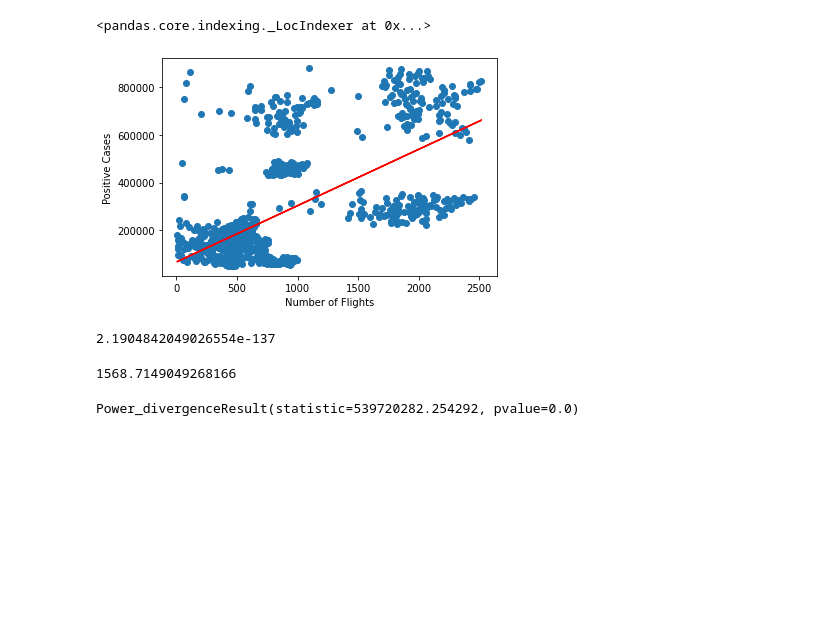
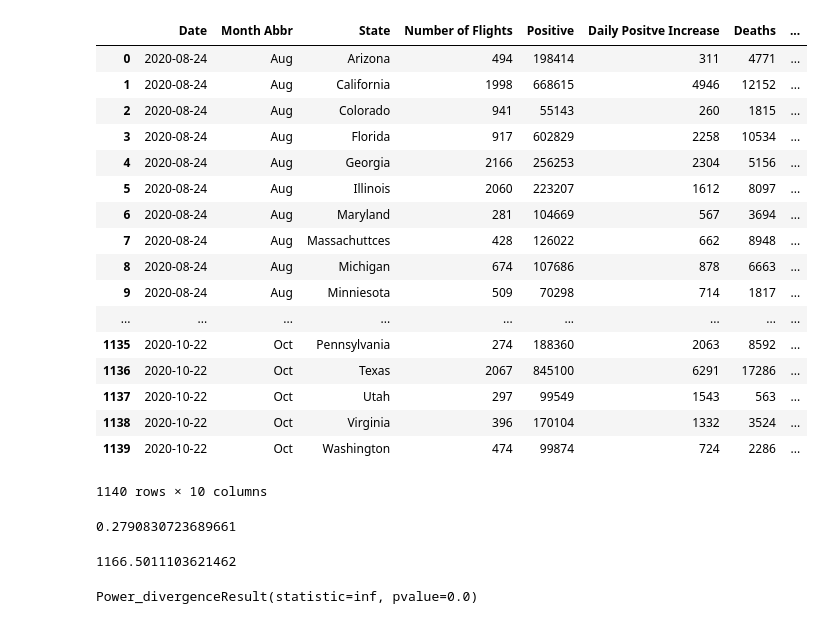
Before and after one commit to MersedehSP/Covid_Analyzer, a Jupyter notebook: PredictiveAnalysis.ipynb, the cells around one changed output. Cells and saved outputs as stored; diff of their text form; code cells hidden in the pictures; blank space fills up the shorter version.

```diff
--- a/PredictiveAnalysis.ipynb
+++ b/PredictiveAnalysis.ipynb
@@ -11,38 +11,53 @@ from scipy.stats import linregress
 # %%
 project_data_set_path = "C:Resources/FullDataSet.csv"
 
 project_data_set_df = pd.read_csv(project_data_set_path, encoding='ISO-8859-1')
-project_data_set_df.loc
+project_data_set_df
 # %% [output]
+|  | Date | Month Abbr | State | Number of Flights | Positive | Daily Positve Increase | Deaths | ... |
+| 0 | 2020-08-24 | Aug | Arizona | 494 | 198414 | 311 | 4771 | ... |
+| 1 | 2020-08-24 | Aug | California | 1998 | 668615 | 4946 | 12152 | ... |
+| 2 | 2020-08-24 | Aug | Colorado | 941 | 55143 | 260 | 1815 | ... |
+| 3 | 2020-08-24 | Aug | Florida | 917 | 602829 | 2258 | 10534 | ... |
+| 4 | 2020-08-24 | Aug | Georgia | 2166 | 256253 | 2304 | 5156 | ... |
+| 5 | 2020-08-24 | Aug | Illinois | 2060 | 223207 | 1612 | 8097 | ... |
+| 6 | 2020-08-24 | Aug | Maryland | 281 | 104669 | 567 | 3694 | ... |
+| 7 | 2020-08-24 | Aug | Massachuttces | 428 | 126022 | 662 | 8948 | ... |
+| 8 | 2020-08-24 | Aug | Michigan | 674 | 107686 | 878 | 6663 | ... |
+| 9 | 2020-08-24 | Aug | Minniesota | 509 | 70298 | 714 | 1817 | ... |
+| ... | ... | ... | ... | ... | ... | ... | ... | ... |
+| 1135 | 2020-10-22 | Oct | Pennsylvania | 274 | 188360 | 2063 | 8592 | ... |
+| 1136 | 2020-10-22 | Oct | Texas | 2067 | 845100 | 6291 | 17286 | ... |
+| 1137 | 2020-10-22 | Oct | Utah | 297 | 99549 | 1543 | 563 | ... |
+| 1138 | 2020-10-22 | Oct | Virginia | 396 | 170104 | 1332 | 3524 | ... |
+| 1139 | 2020-10-22 | Oct | Washington | 474 | 99874 | 724 | 2286 | ... |
-<pandas.core.indexing._LocIndexer at 0x...>
+1140 rows × 10 columns
-# %%
-x_values = project_data_set_df['Number of Flights']
-y_values = project_data_set_df['Positive']
-(slope, intercept, rvalue, pvalue, stderr) = linregress(x_values, y_values)
-regress_values = x_values * slope + intercept
-line_eq = "y = " + str(round(slope,2)) + "x + " + str(round(intercept,2))
-
-plt.scatter(x_values,y_values)
-plt.plot(x_values,regress_values,"r-")
-plt.annotate(line_eq,(6,10),fontsize=15,color="red")
-plt.xlabel('Number of Flights')
-plt.ylabel('Positive Cases')
-plt.show()
-
-pvalue
-# %% [output]
-[figure, removed]
-2.1904842049026554e-137
+# %%
+sample_df = project_data_set_df.loc[project_data_set_df['Month Abbr'] == 'Aug']
+
+daily_inc_mean = project_data_set_df['Daily Positve Increase'].mean()
+daily_inc_std = project_data_set_df['Daily Positve Increase'].std()
+sample_df_mean = sample_df['Daily Positve Increase'].mean()
+sample_len = len(sample_df)
+sample_sqr_root = sample_len**(1/2)
+
+daily_inc_z_score = (daily_inc_mean - sample_df_mean)/(daily_inc_std/sample_sqr_root)
+p_val = stats.norm.sf(abs(daily_inc_z_score))
+p_val
+
+#ny_data_df = project_data_set_df.loc[(project_data_set_df['Month Abbr'] == 'Oct') & (project_data_set_df['State'] == 'New York')]
+#ny_data_df
+# %% [output]
+0.2790830723689661
 # %%
 degree_freedom = len(project_data_set_df) - 1
-confidence_level = 1 - pvalue
-
+confidence_level = 1 - p_val
 
 critical_value = stats.chi2.ppf(q = confidence_level, df = degree_freedom)
 critical_value
 # %% [output]
-1568.7149049268166
+1166.5011103621462
 # %%
-stats.chisquare(project_data_set_df['Number of Flights'], project_data_set_df['Positive'])
+stats.chisquare(project_data_set_df['Number of Flights'],project_data_set_df['Daily Positve Increase'])
 # %% [output]
-Power_divergenceResult(statistic=539720282.254292, pvalue=0.0)
+Power_divergenceResult(statistic=inf, pvalue=0.0)
```
Also changed, not shown: parts of 2 cells of this notebook, 3 other files.
